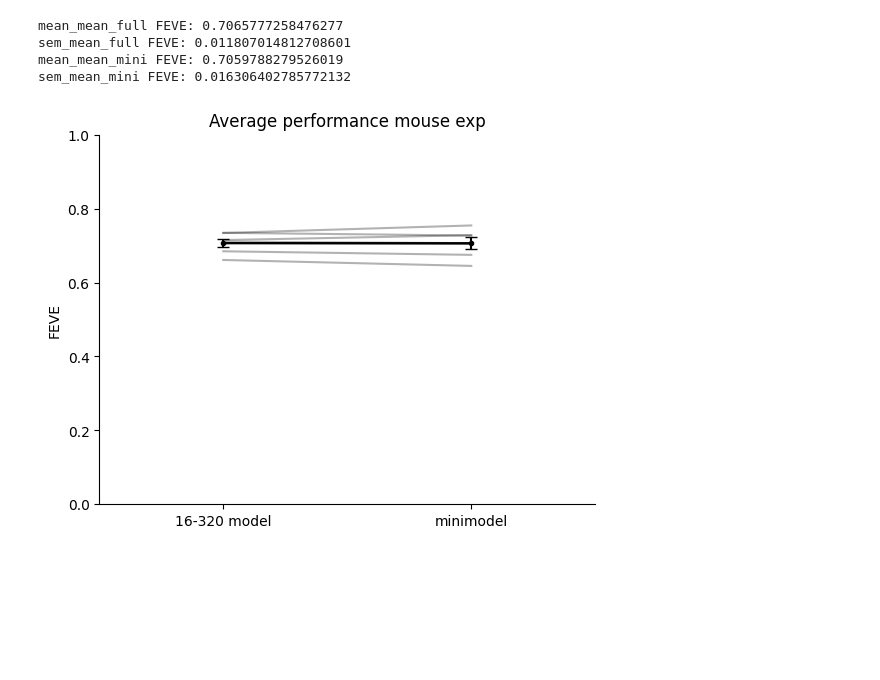
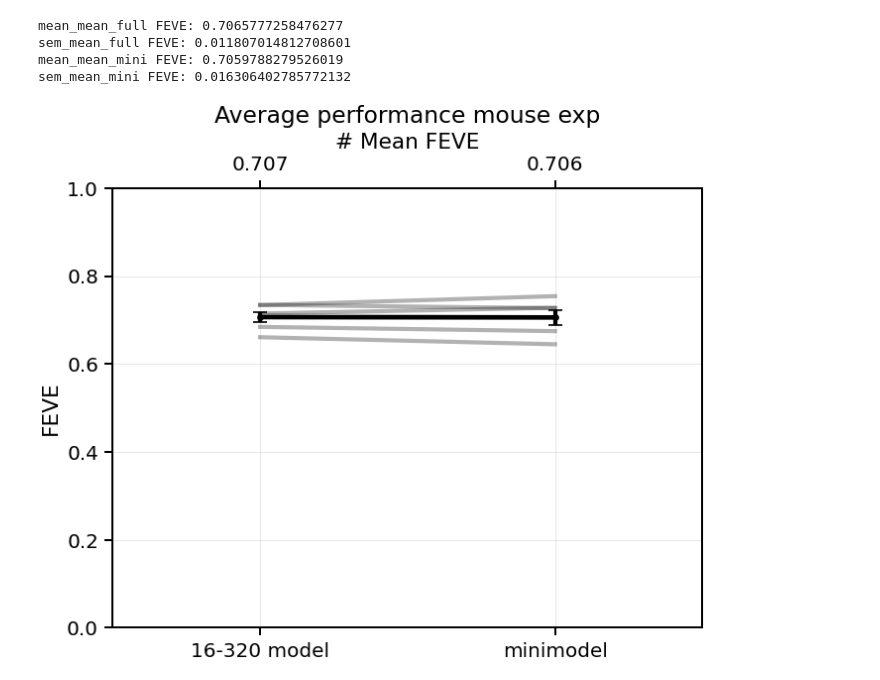
Before and after one commit to NAMAR4/minimodel, a Jupyter notebook: internship/results_16-64_exp_plotting.ipynb, the cells around one changed output. Cells and saved outputs as stored; diff of their text form; code cells hidden in the pictures; blank space fills up the shorter version.

```diff
--- a/internship/results_16-64_exp_plotting.ipynb
+++ b/internship/results_16-64_exp_plotting.ipynb
@@ -105,32 +142,36 @@ sem_mean_mini FEVE: 0.016306402785772132
 # %%
 for mice_id in range(0,6):
     y = [mean_full[mice_id], mean_mini[mice_id]]
     plt.plot(y, color="BLACK", alpha=0.3)
 
 y = [mean_mean_full, mean_mean_mini]
 y_sem = [sem_mean_full, sem_mean_mini]
 plt.plot(y, marker="o", markersize= 3, color="BLACK")
 plt.errorbar(
     [0,1],
     y,
     yerr=y_sem,
     capsize=4,
     color = "BLACK"
 )
 
 tick_labels = ['16-320 model', 'minimodel']
-plt.xticks([0,1],tick_labels)
+x = [0,1]
+plt.xticks(x,tick_labels)
 plt.xlim(-0.5, 1.5)
 plt.ylim(0.0, 1.0)
 
 plt.ylabel("FEVE")
 plt.title("Average performance mouse exp")
+
 ax = plt.gca()
-ax.spines['right'].set_visible(False)
-ax.spines['top'].set_visible(False)
+ax_top = ax.secondary_xaxis("top")
+ax_top.set_xticks(x)
+ax_top.set_xticklabels([f"{score:.3f}" for score in y])
+ax_top.set_xlabel("# Mean FEVE")
 
 output_file_path = os.path.join(output_path, "Average_performance_mouse_exp")
 plt.savefig(output_file_path)
 plt.show()
 # %% [output]
-[figure, old version]
+[figure, new version]
```
Also changed, not shown: parts of 3 cells of this notebook, 21 other files.
